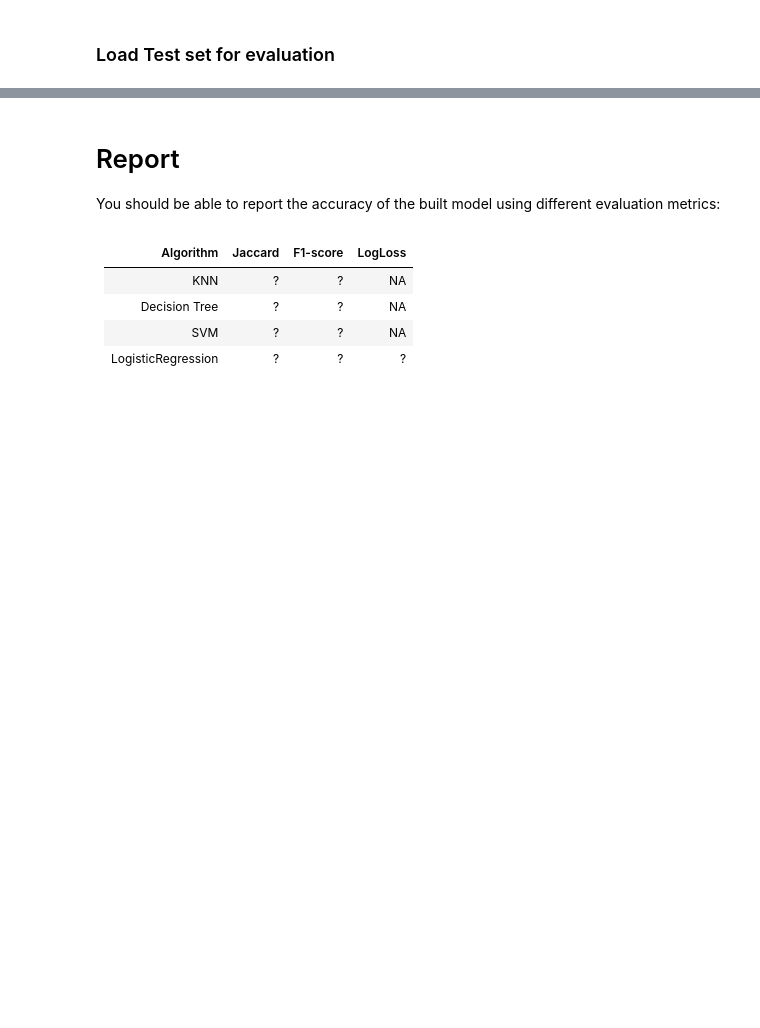
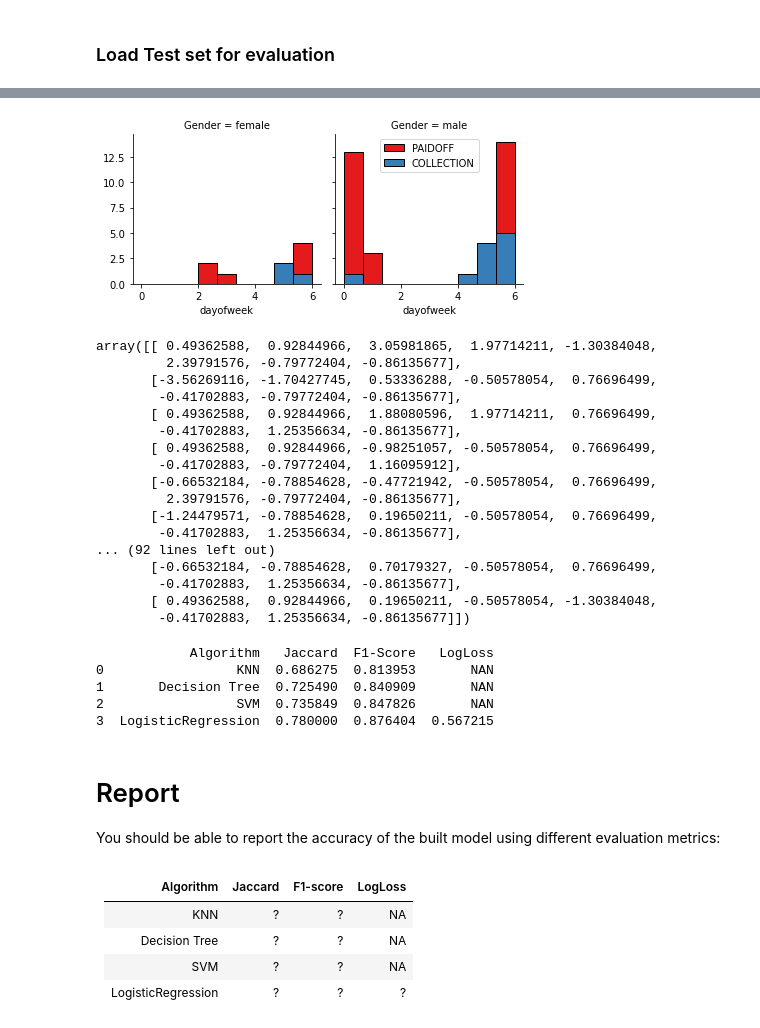
Before and after one commit to jyvdonald/coursera_capstone_project, a Jupyter notebook: ML_Python_Coursera_final_project.ipynb, the cells around one changed output, grey strips where cells are left out. Drawn from its saved outputs; the diff is of its cells as text; code cells hidden in the pictures; blank space fills up the shorter version.

```diff
--- a/ML_Python_Coursera_final_project.ipynb
+++ b/ML_Python_Coursera_final_project.ipynb
@@ -308,0 +432,51 @@ test_df.head()
+# %%
+#convert to date time object
+test_df['due_date'] = pd.to_datetime(test_df['due_date'])
+test_df['effective_date'] = pd.to_datetime(test_df['effective_date'])
+
+#feature selection /extraction
+test_df['dayofweek'] = test_df['effective_date'].dt.dayofweek
+#ge the day of weekenf from the date
+bins = np.linspace(test_df.dayofweek.min(), test_df.dayofweek.max(), 10)
+g = sns.FacetGrid(test_df, col="Gender", hue="loan_status", palette="Set1", col_wrap=2)
+g.map(plt.hist, 'dayofweek', bins=bins, ec="k")
+g.axes[-1].legend()
+plt.show()
+
+#split the data base on weekend or not
+test_df['weekend'] = test_df['dayofweek'].apply(lambda x: 1 if (x>3)  else 0)
+
+
+#Lets make loan_statuts numerical values : means to  convert PAIDOFF to 0 and COLLECTION  to 1
+test_df['loan_status'].replace(to_replace=['PAIDOFF','COLLECTION'], value=[1,0],inplace=True)
+#Lets convert male to 0 and female to 1
+test_df['Gender'].replace(to_replace=['male','female'], value=[0,1],inplace=True)
+
+#setting up test features
+test_Feature = test_df[['Principal','terms','age','Gender','weekend']]
+test_Feature = pd.concat([test_Feature,pd.get_dummies(test_df['education'])], axis=1)
+test_Feature.drop(['Master or Above'], axis = 1,inplace=True)
+X_test1=test_Feature
+
+#Normalize Data
+X_test1=preprocessing.StandardScaler().fit(X_test1).transform(X_test1)
+X_test1
+# %% [output]
+[figure, added]
+array([[ 0.49362588,  0.92844966,  3.05981865,  1.97714211, -1.30384048,
+         2.39791576, -0.79772404, -0.86135677],
+       [-3.56269116, -1.70427745,  0.53336288, -0.50578054,  0.76696499,
+        -0.41702883, -0.79772404, -0.86135677],
+       [ 0.49362588,  0.92844966,  1.88080596,  1.97714211,  0.76696499,
+        -0.41702883,  1.25356634, -0.86135677],
+       [ 0.49362588,  0.92844966, -0.98251057, -0.50578054,  0.76696499,
+        -0.41702883, -0.79772404,  1.16095912],
+       [-0.66532184, -0.78854628, -0.47721942, -0.50578054,  0.76696499,
+         2.39791576, -0.79772404, -0.86135677],
+       [-1.24479571, -0.78854628,  0.19650211, -0.50578054,  0.76696499,
+        -0.41702883,  1.25356634, -0.86135677],
+... (92 lines left out)
+       [-0.66532184, -0.78854628,  0.70179327, -0.50578054,  0.76696499,
+        -0.41702883,  1.25356634, -0.86135677],
+       [ 0.49362588,  0.92844966,  0.19650211, -0.50578054, -1.30384048,
+        -0.41702883,  1.25356634, -0.86135677]])
@@ -309,3 +509,17 @@ test_df.head()
+# %%
+data={'Algorithm':['KNN','Decision Tree', 'SVM','LogisticRegression'],
+             'Jaccard':[KNN_Jaccard_accuracy,DTree_Jaccard_accuracy,LR_Jaccard_accuracy,SVM_Jaccard_accuracy],
+             'F1-Score':[KNN_f1score__accuracy,DTree_f1score_accuracy,LR_f1score_accuracy,SVM_f1score_accuracy],
+             'LogLoss':['NAN','NAN' ,'NAN' ,LR_LogLoss_accuracy]}
+report=pd.DataFrame(data,columns=['Algorithm','Jaccard','F1-Score','LogLoss' ])
+
+print(report)
+# %% [output]
+            Algorithm   Jaccard  F1-Score   LogLoss
+0                 KNN  0.686275  0.813953       NAN
+1       Decision Tree  0.725490  0.840909       NAN
+2                 SVM  0.735849  0.847826       NAN
+3  LogisticRegression  0.780000  0.876404  0.567215
 # %% [markdown]
 # Report
 You should be able to report the accuracy of the built model using different evaluation metrics:
```
Also changed, not shown: parts of 21 cells of this notebook.
